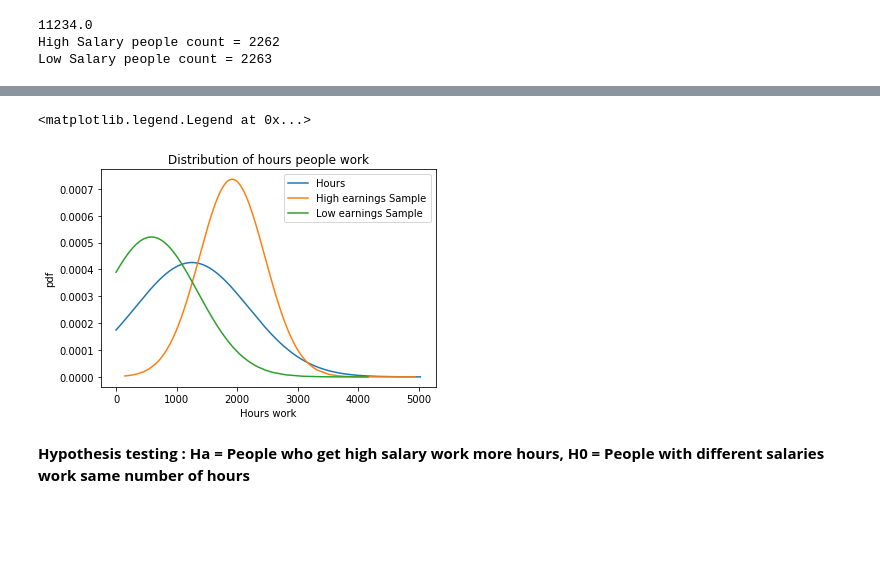
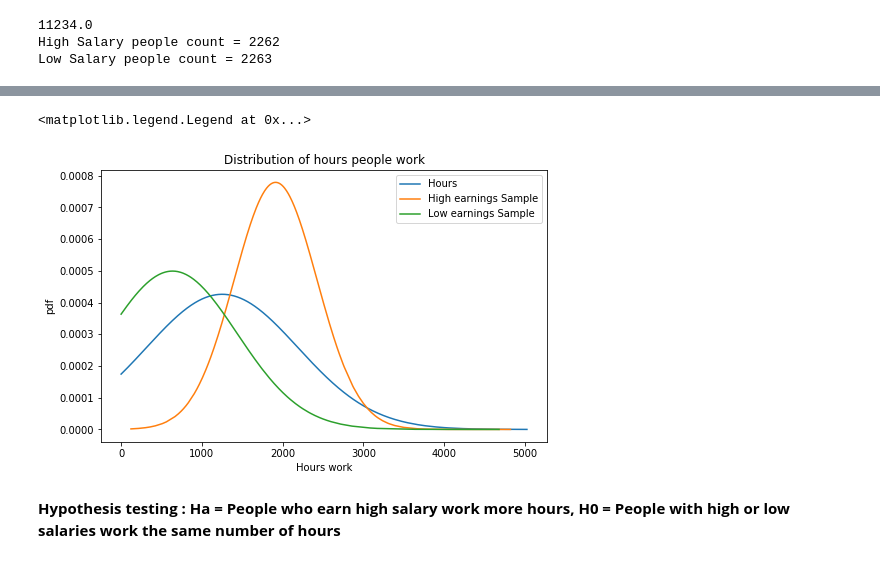
Before and after one commit to PraAnj/hypothesis-testing, a Jupyter notebook: ds project.ipynb, the cells around one changed output, grey strips where cells are left out. Saved outputs shown, nothing was run; the diff lists cells and outputs as text; code cells hidden in the pictures; blank space fills up the shorter version.

```diff
--- a/ds project.ipynb
+++ b/ds project.ipynb
@@ -210,25 +210,27 @@ Name: hours, dtype: float64
 # %%
 Population = my_data['hours'].sort_values();
 PopulationHours = stat.norm.pdf(Population, Population.mean(), Population.std())
-plt.plot(Population, PopulationHours, label='Hours')
+fig, ax = plt.subplots(figsize=(8,5))
+
+ax.plot(Population, PopulationHours, label='Hours')
 
 hour_data_fit1 = stat.norm.pdf(Hours_of_high_salary, Hours_of_high_salary.mean(), Hours_of_high_salary.std())
-plt.plot(Hours_of_high_salary, hour_data_fit1, label='High earnings Sample')
+ax.plot(Hours_of_high_salary, hour_data_fit1, label='High earnings Sample')
 
 hour_data_fit2 = stat.norm.pdf(Hours_of_low_salary, Hours_of_low_salary.mean(), Hours_of_low_salary.std())
-plt.plot(Hours_of_low_salary, hour_data_fit2, label='Low earnings Sample')
+ax.plot(Hours_of_low_salary, hour_data_fit2, label='Low earnings Sample')
 
 plt.title('Distribution of hours people work')
 plt.xlabel('Hours work')
 plt.ylabel('pdf')
 plt.legend()
 # %% [output]
 <matplotlib.legend.Legend at 0x...>
-[figure, old version]
+[figure, new version]
 # %% [markdown]
 **Hypothesis testing :
-Ha = People who get high salary work more hours,
-H0 = People with different salaries work same number of hours**
+Ha = People who earn high salary work more hours,
+H0 = People with high or low salaries work the same number of hours**
 # %%
 statistics, p = stat.ttest_ind(Hours_of_high_salary, Hours_of_low_salary)
 print('Statistics=%.3f, p=%.3f' % (statistics, p))
```
Also changed, not shown: parts of 4 cells of this notebook.
